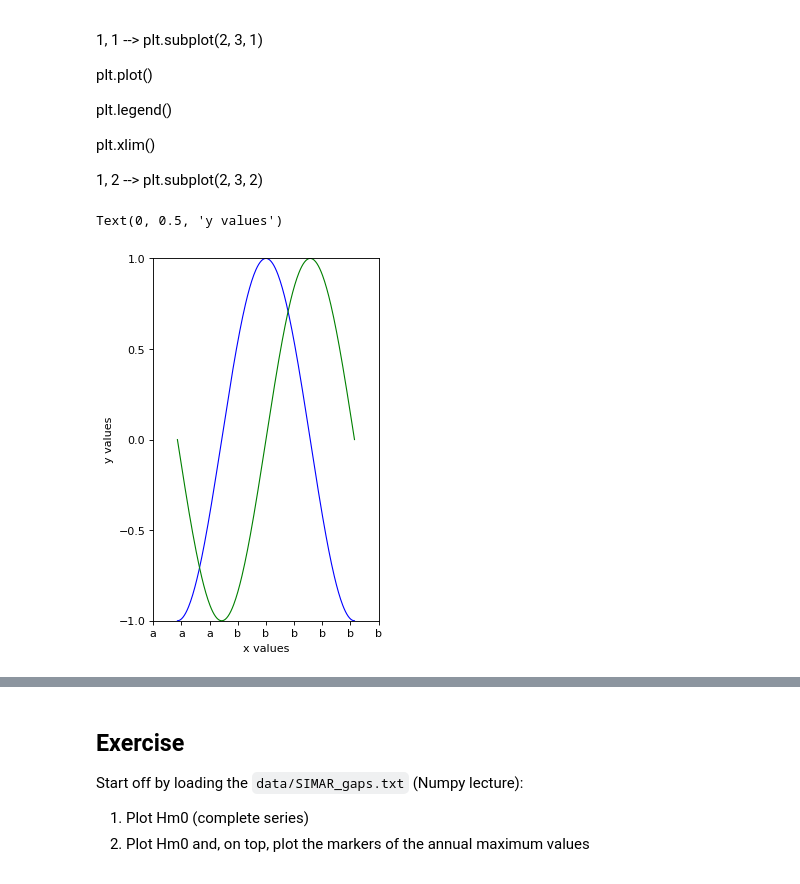
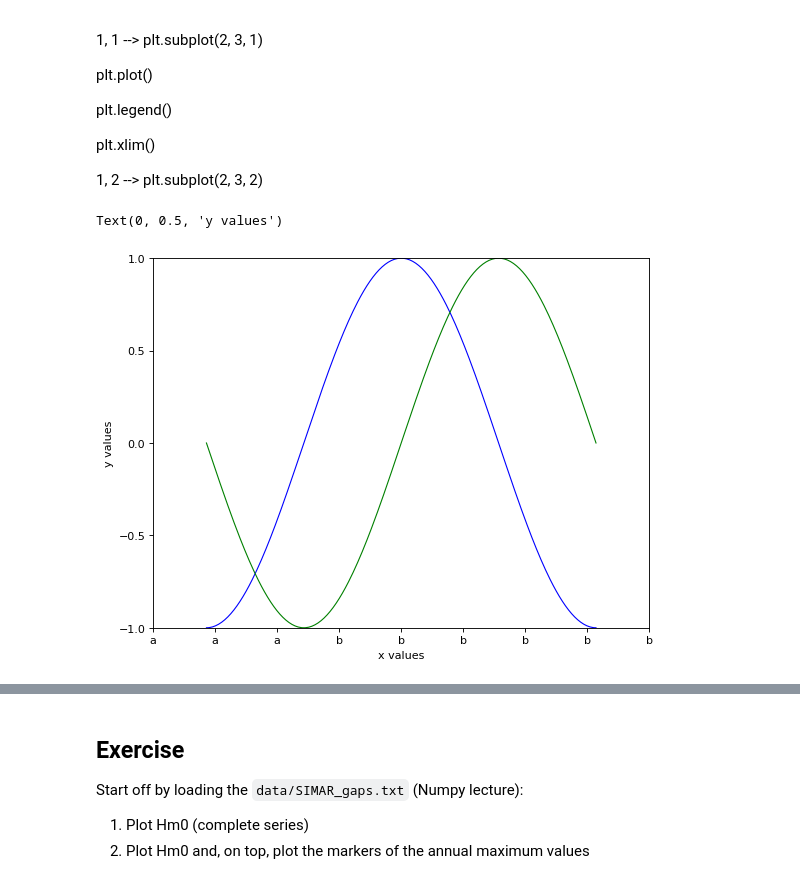
Before and after one commit to andreall/dicca__python_course, a Jupyter notebook: 03_matplotlib.ipynb, the cells around one changed output, grey strips where cells are left out. Drawn from its saved outputs; the diff is of its cells as text; code cells hidden in the pictures.

```diff
--- a/03_matplotlib.ipynb
+++ b/03_matplotlib.ipynb
@@ -135,38 +136,40 @@ plt.xlim()
 # Create a figure of size 8x6 inches, 80 dots per inch
 plt.figure(figsize=(8, 6), dpi=80)
 
-# Create a new subplot from a grid of 1x1
-plt.subplot(1, 2, 1)
+# Create a new subplot from a grid of 1x2
+# plt.subplot(1, 2, 1)
 
 X = np.linspace(-np.pi, np.pi, 256)
 C, S = np.cos(X), np.sin(X)
 
 # Plot cosine with a blue continuous line of width 1 (pixels)
 plt.plot(X, C, color="blue", linewidth=1.0, linestyle="-", label='cosine')
 
 # Plot sine with a green continuous line of width 1 (pixels)
 plt.plot(X, S, color="green", linewidth=1.0, linestyle="-", label='sine')
 
 # Set x limits
 plt.xlim(-4.0, 4) # plt.xlim(-4)
 
 # Set x ticks
 plt.xticks(np.linspace(-4, 4, 9), ['a', 'a', 'a', 'b', 'b', 'b', 'b', 'b', 'b'])
 
 # Set y limits
 plt.ylim(-1.0, 1.0)
 
 # Set y ticks
 plt.yticks(np.linspace(-1, 1, 5))
 
 
 plt.xlabel('x values')
 plt.ylabel('y values')
 
+# plt.subplot(1, 2, 2)
+
 # ax.set_xlabel()
 # axes[0].set_xlabel()
 # axs[0, 1].set_xlabel()
 # %% [output]
 Text(0, 0.5, 'y values')
-[figure, old version]
+[figure, new version]
 # %%
```
Also changed, not shown: parts of 44 cells of this notebook, 2 other files.
